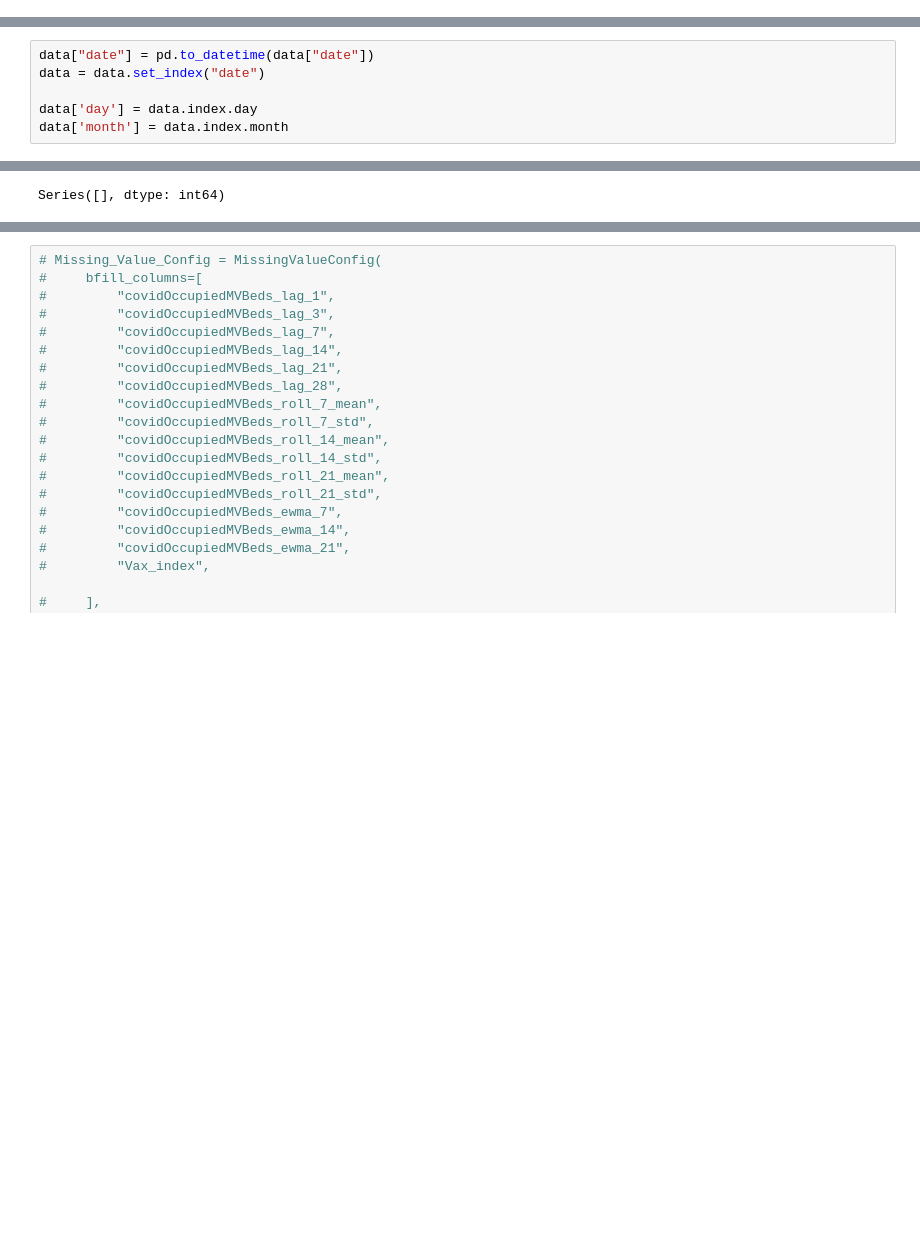
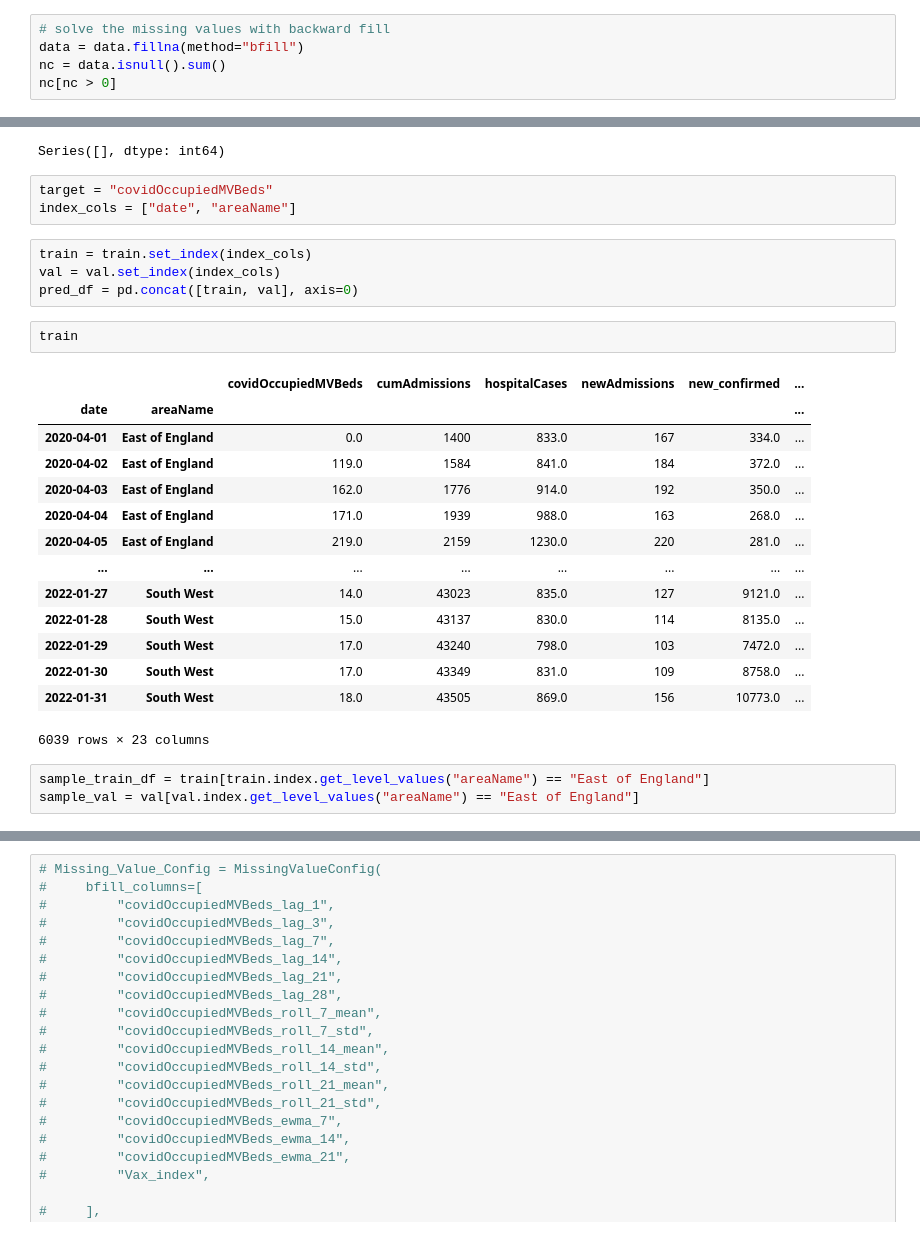
Before and after one commit to michaelajao/Multivate-forecasting, a Jupyter notebook: notebook/multivariate/forecasting with ML.ipynb, the cells around one changed output, grey strips where cells are left out. Drawn from its saved outputs; the diff is of its cells as text; blank space fills up the shorter version.

```diff
--- a/notebook/multivariate/forecasting with ML.ipynb
+++ b/notebook/multivariate/forecasting with ML.ipynb
@@ -358,0 +299,5 @@ data = data.groupby("areaName").progress_apply(calculate_vax_index)
+# %%
+# solve the missing values with backward fill
+data = data.fillna(method="bfill")
+nc = data.isnull().sum()
+nc[nc > 0]
@@ -463,7 +454 @@ Index(['areaName', 'date', 'covidOccupiedMVBeds', 'cumAdmissions',
       dtype='object')
-# %%
-data["date"] = pd.to_datetime(data["date"])
-data = data.set_index("date")
-
-data['day'] = data.index.day
-data['month'] = data.index.month
@@ -516,3 +528,30 @@ nc = val.isnull().sum()
 nc[nc > 0]
 # %% [output]
 Series([], dtype: int64)
+# %%
+target = "covidOccupiedMVBeds"
+index_cols = ["date", "areaName"]
+# %%
+train = train.set_index(index_cols)
+val = val.set_index(index_cols)
+pred_df = pd.concat([train, val], axis=0)
+# %%
+train
+# %% [output]
+|  |  | covidOccupiedMVBeds | cumAdmissions | hospitalCases | newAdmissions | new_confirmed | ... |
+| date | areaName |  |  |  |  |  | ... |
+| 2020-04-01 | East of England | 0.0 | 1400 | 833.0 | 167 | 334.0 | ... |
+| 2020-04-02 | East of England | 119.0 | 1584 | 841.0 | 184 | 372.0 | ... |
+| 2020-04-03 | East of England | 162.0 | 1776 | 914.0 | 192 | 350.0 | ... |
+| 2020-04-04 | East of England | 171.0 | 1939 | 988.0 | 163 | 268.0 | ... |
+| 2020-04-05 | East of England | 219.0 | 2159 | 1230.0 | 220 | 281.0 | ... |
+| ... | ... | ... | ... | ... | ... | ... | ... |
+| 2022-01-27 | South West | 14.0 | 43023 | 835.0 | 127 | 9121.0 | ... |
+| 2022-01-28 | South West | 15.0 | 43137 | 830.0 | 114 | 8135.0 | ... |
+| 2022-01-29 | South West | 17.0 | 43240 | 798.0 | 103 | 7472.0 | ... |
+| 2022-01-30 | South West | 17.0 | 43349 | 831.0 | 109 | 8758.0 | ... |
+| 2022-01-31 | South West | 18.0 | 43505 | 869.0 | 156 | 10773.0 | ... |
+6039 rows × 23 columns
+# %%
+sample_train_df = train[train.index.get_level_values("areaName") == "East of England"]
+sample_val = val[val.index.get_level_values("areaName") == "East of England"]
```
Also changed, not shown: parts of 37 cells of this notebook, 22 other files.
